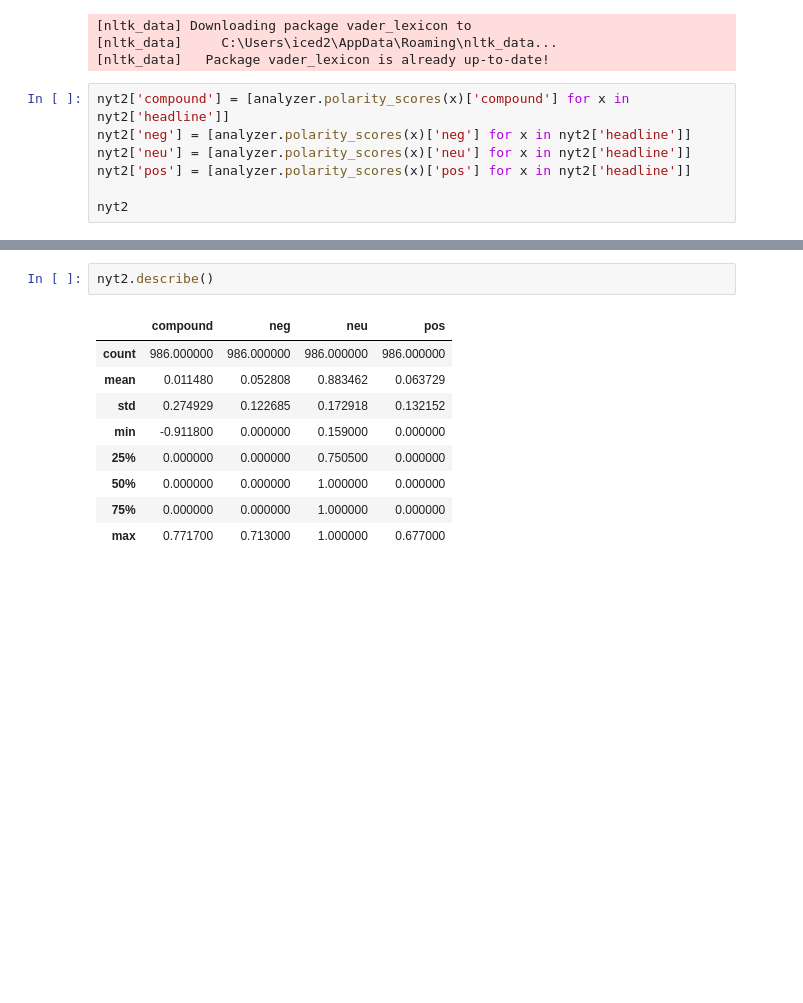
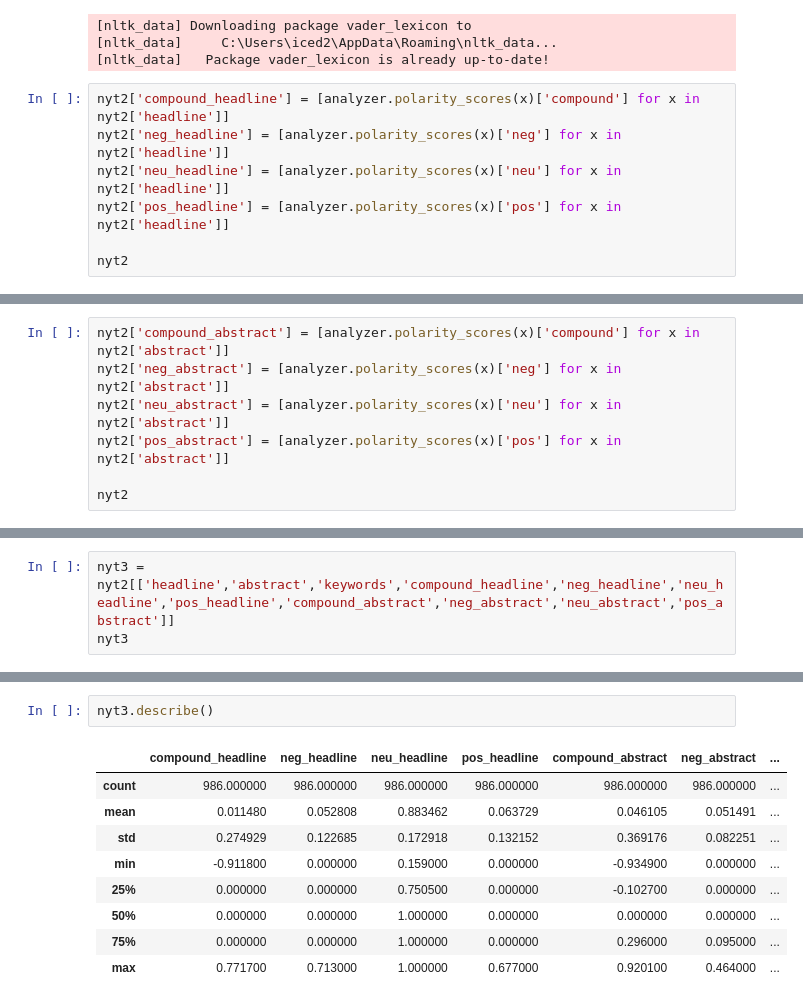
Before and after one commit to DunfrundB/real_estate_ml, a Jupyter notebook: RE_sentiment_analysis.ipynb, the cells around one changed output, grey strips where cells are left out. Cells and saved outputs as stored; diff of their text form; blank space fills up the shorter version.

```diff
--- a/RE_sentiment_analysis.ipynb
+++ b/RE_sentiment_analysis.ipynb
@@ -72,10 +73,10 @@ analyzer = SentimentIntensityAnalyzer()
 [nltk_data]     C:\Users\iced2\AppData\Roaming\nltk_data...
 [nltk_data]   Package vader_lexicon is already up-to-date!
 # %%
-nyt2['compound'] = [analyzer.polarity_scores(x)['compound'] for x in nyt2['headline']]
-nyt2['neg'] = [analyzer.polarity_scores(x)['neg'] for x in nyt2['headline']]
-nyt2['neu'] = [analyzer.polarity_scores(x)['neu'] for x in nyt2['headline']]
-nyt2['pos'] = [analyzer.polarity_scores(x)['pos'] for x in nyt2['headline']]
+nyt2['compound_headline'] = [analyzer.polarity_scores(x)['compound'] for x in nyt2['headline']]
+nyt2['neg_headline'] = [analyzer.polarity_scores(x)['neg'] for x in nyt2['headline']]
+nyt2['neu_headline'] = [analyzer.polarity_scores(x)['neu'] for x in nyt2['headline']]
+nyt2['pos_headline'] = [analyzer.polarity_scores(x)['pos'] for x in nyt2['headline']]
 
 nyt2
 # %% [output]
@@ -113,3 +114,10 @@ See the caveats in the documentation: https://pandas.pydata.org/pandas-docs/stab
 | 2020-12-31 14:00:20+00:00 | Homes for Sale in New York and Co... | This week’s properties include a ... | Real Estate | 0.0000 | 0.000 | 1.000 | 0.000 |
 | 2020-12-31 14:00:24+00:00 | Homes for Sale in Brooklyn, Manha... | This week’s properties are in Dow... | Real Estate | 0.0000 | 0.000 | 1.000 | 0.000 |
 986 rows × 7 columns
+# %%
+nyt2['compound_abstract'] = [analyzer.polarity_scores(x)['compound'] for x in nyt2['abstract']]
+nyt2['neg_abstract'] = [analyzer.polarity_scores(x)['neg'] for x in nyt2['abstract']]
+nyt2['neu_abstract'] = [analyzer.polarity_scores(x)['neu'] for x in nyt2['abstract']]
+nyt2['pos_abstract'] = [analyzer.polarity_scores(x)['pos'] for x in nyt2['abstract']]
+
+nyt2
@@ -115,0 +159,3 @@ See the caveats in the documentation: https://pandas.pydata.org/pandas-docs/stab
+# %%
+nyt3 = nyt2[['headline','abstract','keywords','compound_headline','neg_headline','neu_headline','pos_headline','compound_abstract','neg_abstract','neu_abstract','pos_abstract']]
+nyt3
@@ -121,12 +182,12 @@ nyt2[['compound']].plot(y=['compound'], figsize=(20,10), grid=True)
 # %%
-nyt2.describe()
+nyt3.describe()
 # %% [output]
-|  | compound | neg | neu | pos |
-| count | 986.000000 | 986.000000 | 986.000000 | 986.000000 |
-| mean | 0.011480 | 0.052808 | 0.883462 | 0.063729 |
-| std | 0.274929 | 0.122685 | 0.172918 | 0.132152 |
-| min | -0.911800 | 0.000000 | 0.159000 | 0.000000 |
-| 25% | 0.000000 | 0.000000 | 0.750500 | 0.000000 |
-| 50% | 0.000000 | 0.000000 | 1.000000 | 0.000000 |
-| 75% | 0.000000 | 0.000000 | 1.000000 | 0.000000 |
-| max | 0.771700 | 0.713000 | 1.000000 | 0.677000 |
+|  | compound_headline | neg_headline | neu_headline | pos_headline | compound_abstract | neg_abstract | ... |
+| count | 986.000000 | 986.000000 | 986.000000 | 986.000000 | 986.000000 | 986.000000 | ... |
+| mean | 0.011480 | 0.052808 | 0.883462 | 0.063729 | 0.046105 | 0.051491 | ... |
+| std | 0.274929 | 0.122685 | 0.172918 | 0.132152 | 0.369176 | 0.082251 | ... |
+| min | -0.911800 | 0.000000 | 0.159000 | 0.000000 | -0.934900 | 0.000000 | ... |
+| 25% | 0.000000 | 0.000000 | 0.750500 | 0.000000 | -0.102700 | 0.000000 | ... |
+| 50% | 0.000000 | 0.000000 | 1.000000 | 0.000000 | 0.000000 | 0.000000 | ... |
+| 75% | 0.000000 | 0.000000 | 1.000000 | 0.000000 | 0.296000 | 0.095000 | ... |
+| max | 0.771700 | 0.713000 | 1.000000 | 0.677000 | 0.920100 | 0.464000 | ... |
```
Also changed, not shown: parts of 5 cells of this notebook.
